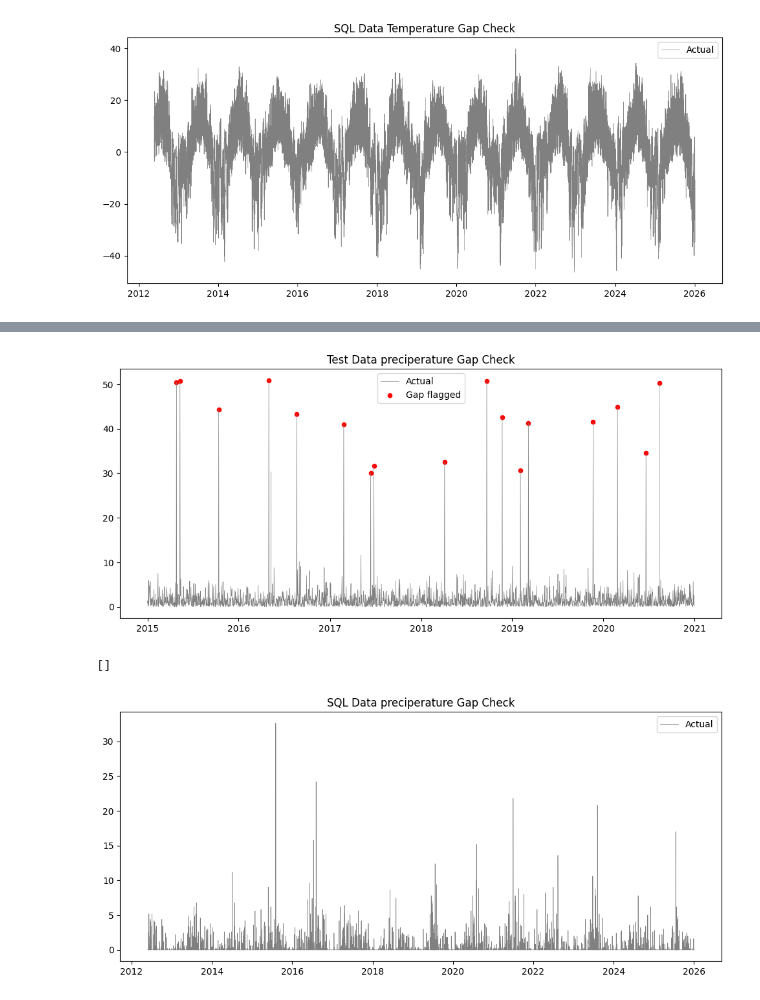
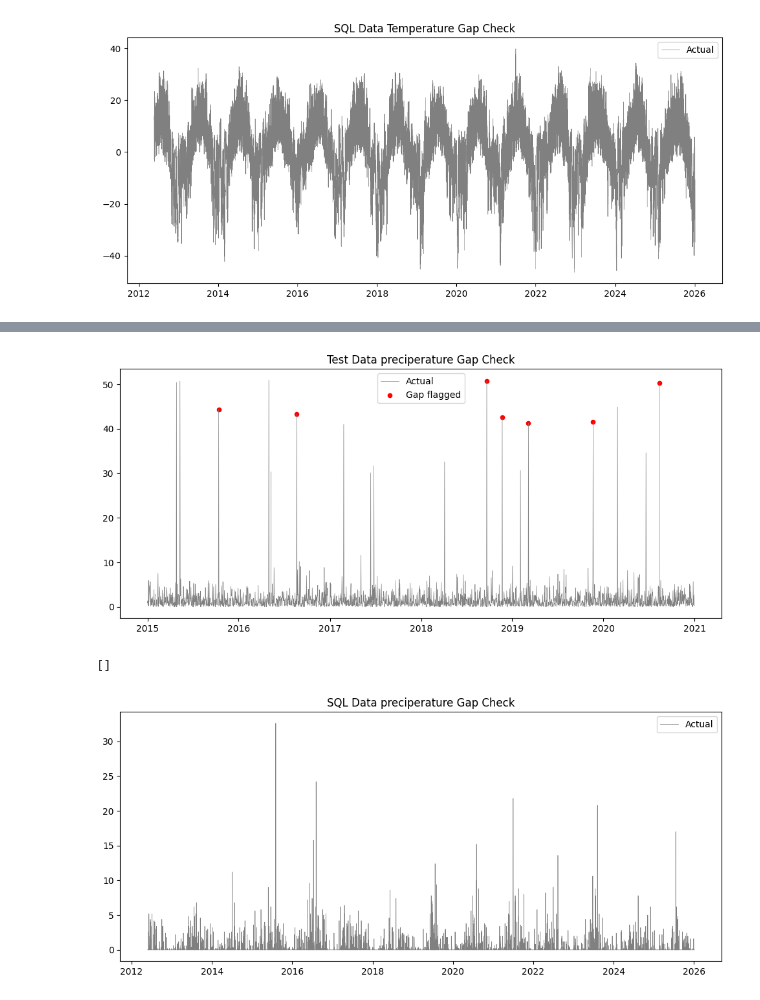
Before and after one commit to pacificclimate/crmprtd, a Jupyter notebook: Quanlity_Control/2.Outlier_check_tas.ipynb, the cells around one changed output, grey strips where cells are left out. Drawn from its saved outputs; the diff is of its cells as text; code cells hidden in the pictures.

```diff
--- a/Quanlity_Control/2.Outlier_check_tas.ipynb
+++ b/Quanlity_Control/2.Outlier_check_tas.ipynb
@@ -243,6 +245,6 @@ def gap_check_precip(df, col="precip", gap_threshold=300):
     return sorted(set(flagged))
 
 # --- Now your main code becomes just two lines ---
-gap_precip_test = process_and_plot_gaps(df_test, gap_check_precip, threshold = 20, col = 'precip', title="Test Data preciperature Gap Check")
-gap_precip_sql  = process_and_plot_gaps(df_sql, gap_check_precip, threshold = 20, col = 'precip',  title="SQL Data preciperature Gap Check")
+gap_precip_test = process_and_plot_gaps(df_test, gap_check_precip, threshold = 30, col = 'precip', title="Test Data preciperature Gap Check")
+gap_precip_sql  = process_and_plot_gaps(df_sql, gap_check_precip, threshold = 30, col = 'precip',  title="SQL Data preciperature Gap Check")
 # %% [output]
@@ -250,3 +252,3 @@ gap_precip_sql  = process_and_plot_gaps(df_sql, gap_check_precip, threshold = 20
-[figure, old version]
+[figure, new version]
 []
 [figure]
```
Also changed, not shown: parts of 6 cells of this notebook, 3 other files.
